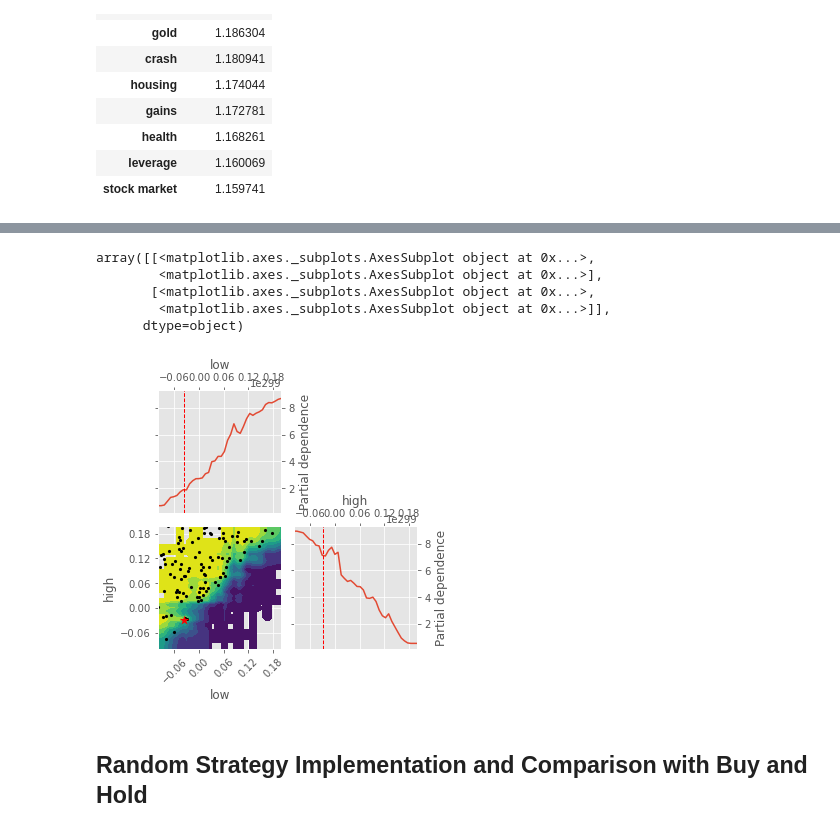
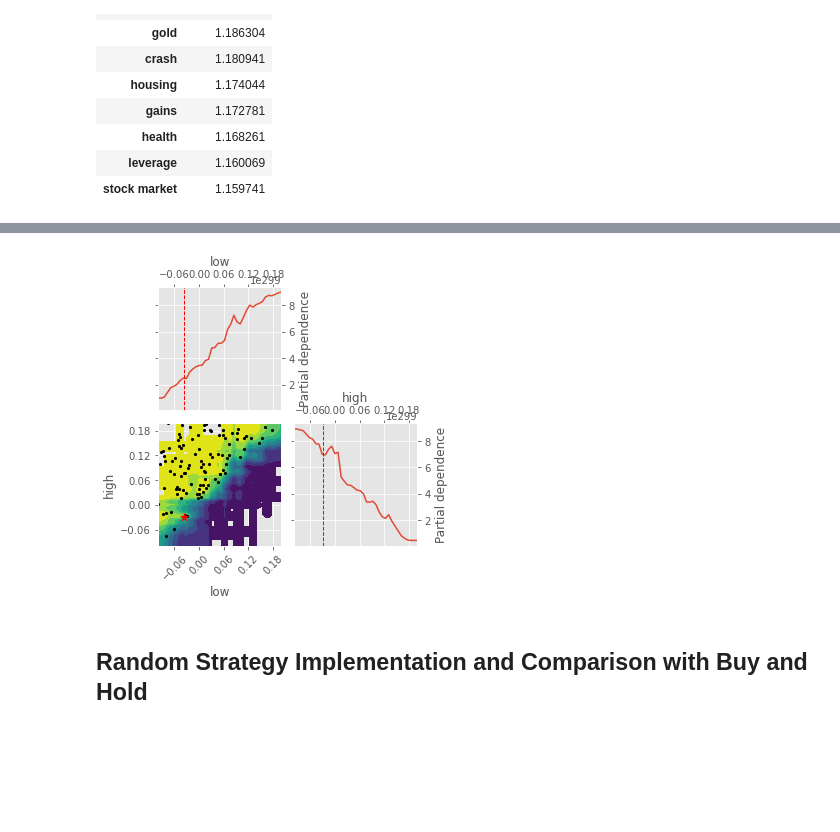
Before and after one commit to evilpegasus/google-trends-financial-modeling, a Jupyter notebook: Presentation Notebook.ipynb, the cells around one changed output, grey strips where cells are left out. Drawn from its saved outputs; the diff is of its cells as text; code cells hidden in the pictures; blank space fills up the shorter version.

```diff
--- a/Presentation Notebook.ipynb
+++ b/Presentation Notebook.ipynb
@@ -413,14 +413,9 @@ testing_bts[testing_optimized_words[0]].plot()
 [interactive output not drawn]
 # %%
 import skopt.plots
-skopt.plots.plot_objective(training_stats[testing_optimized_words[0]][1])
+x = skopt.plots.plot_objective(training_stats[testing_optimized_words[0]][1])
 # %% [output]
-array([[<matplotlib.axes._subplots.AxesSubplot object at 0x...>,
-        <matplotlib.axes._subplots.AxesSubplot object at 0x...>],
-       [<matplotlib.axes._subplots.AxesSubplot object at 0x...>,
-        <matplotlib.axes._subplots.AxesSubplot object at 0x...>]],
-      dtype=object)
-[figure, old version]
+[figure, new version]
 # %% [markdown]
 ## Random Strategy Implementation and Comparison with Buy and Hold
 # %%
```
Also changed, not shown: parts of 1 cell of this notebook.
